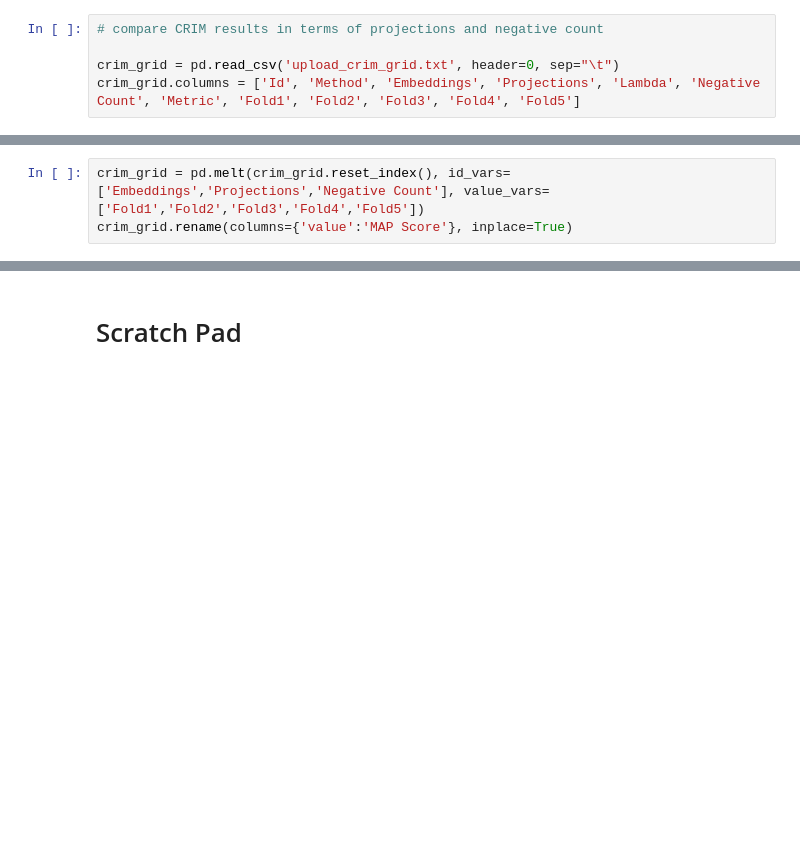
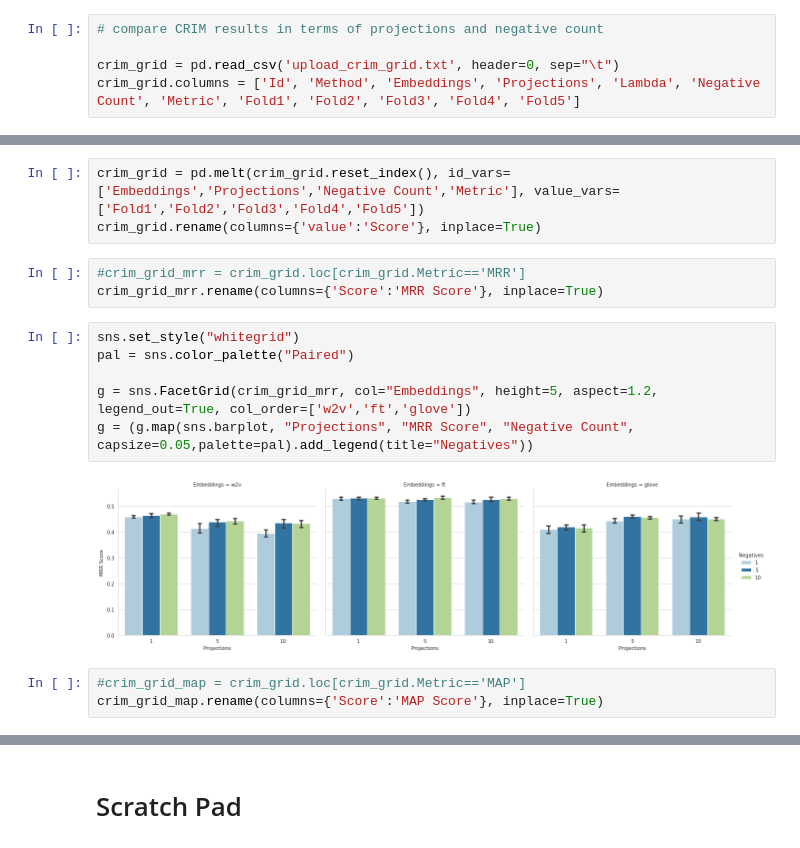
Before and after one commit to jfarrugia-uom/hyperstar, a Jupyter notebook: CrimVisuals.ipynb, the cells around one changed output, grey strips where cells are left out. Cells and saved outputs as stored; diff of their text form; blank space fills up the shorter version.

```diff
--- a/CrimVisuals.ipynb
+++ b/CrimVisuals.ipynb
@@ -46,6 +46,20 @@ crim_grid.head()
 # %%
-crim_grid = pd.melt(crim_grid.reset_index(), id_vars=['Embeddings','Projections','Negative Count'], value_vars=['Fold1','Fold2','Fold3','Fold4','Fold5'])
-crim_grid.rename(columns={'value':'MAP Score'}, inplace=True)
+crim_grid = pd.melt(crim_grid.reset_index(), id_vars=['Embeddings','Projections','Negative Count','Metric'], value_vars=['Fold1','Fold2','Fold3','Fold4','Fold5'])
+crim_grid.rename(columns={'value':'Score'}, inplace=True)
+# %%
+#crim_grid_mrr = crim_grid.loc[crim_grid.Metric=='MRR']
+crim_grid_mrr.rename(columns={'Score':'MRR Score'}, inplace=True)
+# %%
+sns.set_style("whitegrid")
+pal = sns.color_palette("Paired")
+
+g = sns.FacetGrid(crim_grid_mrr, col="Embeddings", height=5, aspect=1.2, legend_out=True, col_order=['w2v','ft','glove'])
+g = (g.map(sns.barplot, "Projections", "MRR Score", "Negative Count", capsize=0.05,palette=pal).add_legend(title="Negatives"))
+# %% [output]
+[figure, added]
+# %%
+#crim_grid_map = crim_grid.loc[crim_grid.Metric=='MAP']
+crim_grid_map.rename(columns={'Score':'MAP Score'}, inplace=True)
 # %%
 sns.set_style("whitegrid")
 pal = sns.color_palette("Paired")
```
Also changed, not shown: parts of 14 cells of this notebook, 2 other files.
